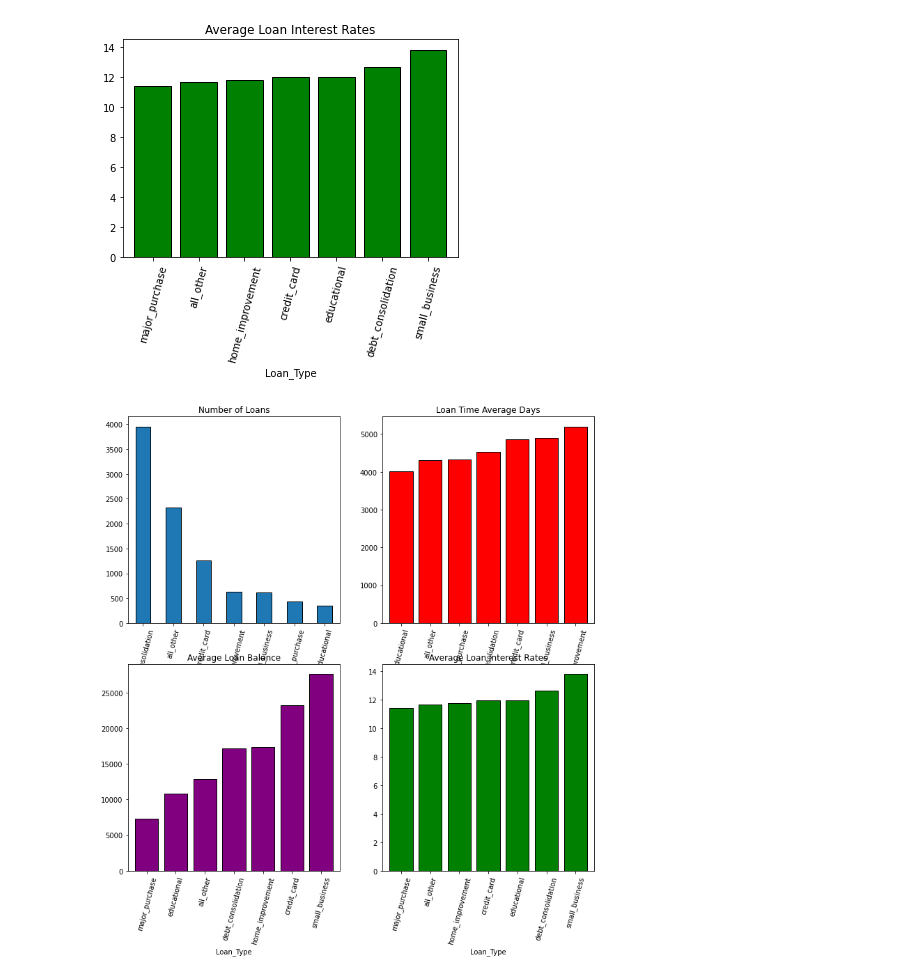
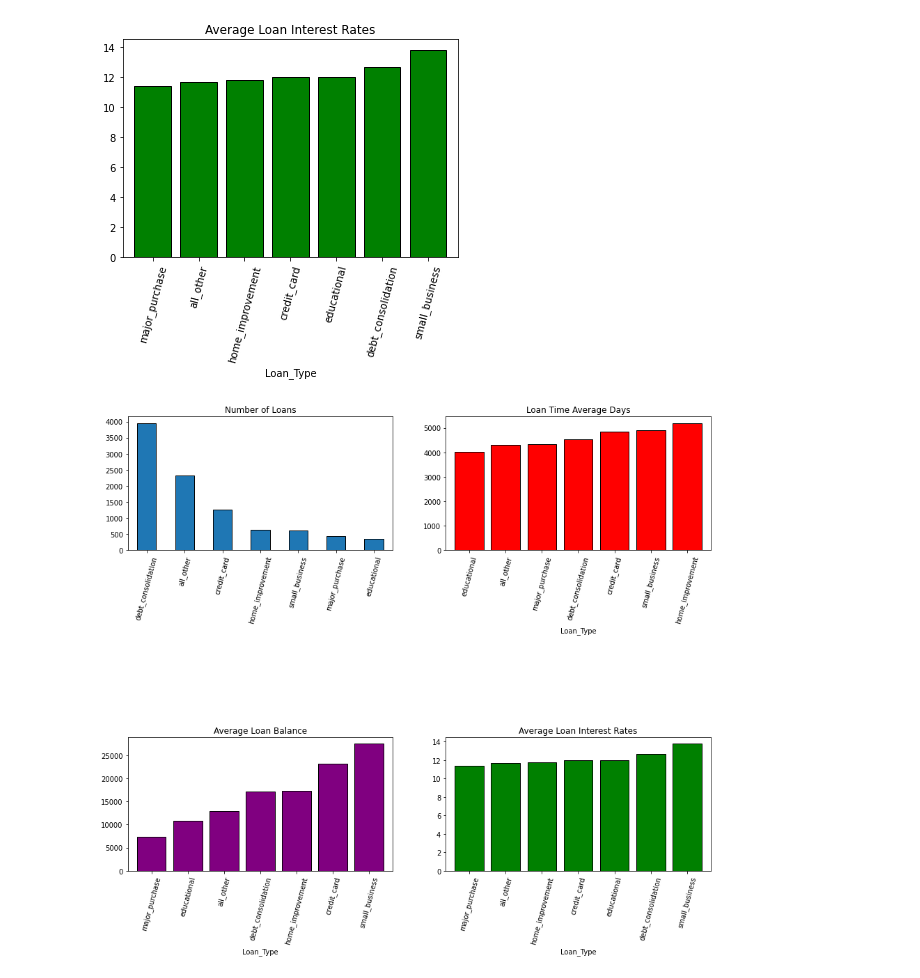
Before and after one commit to paulywog13/loan_data_analysis, a Jupyter notebook: Loan_Data_Analysis.ipynb, the cells around one changed output. Saved outputs shown, nothing was run; the diff lists cells and outputs as text; code cells hidden in the pictures.

Commit message:
Space added on subplot exit( exit() quit quit() q() exit
git
quit
exit
cancel

q
e
quit
//
/
\
Q
EXIT
QUIT
a

x

```diff
--- a/Loan_Data_Analysis.ipynb
+++ b/Loan_Data_Analysis.ipynb
@@ -175,19 +175,19 @@ interest_rate_plot = loan_type_avg_int_rate.plot.bar(title = "Average Loan Inter
 [figure]
 # %%
 #plt.subplot(#tot num of rows, tot num of cols, plot number)
-plt.figure(figsize = (12,12))
-plt.subplot(2, 2, 1)
+plt.figure(figsize = (15,12))
+plt.subplot(3, 2, 1)
 numbers_plot= loan_numbers.plot.bar(title = "Number of Loans", edgecolor = 'black', rot = 75)
-plt.subplot(2, 2, 2)
+plt.subplot(3, 2, 2)
 loan_days_plot = loan_type_avg_time.plot.bar(title = "Loan Time Average Days", width = 0.8, edgecolor = 'black',
                                                      color = "r", rot = 75)
-plt.subplot(2, 2, 3)
+plt.subplot(3, 2, 5)
 loan_balance_plot = loan_type_avg_balance.plot.bar(title = "Average Loan Balance", width = 0.8, edgecolor = 'black',
                                                      color = "purple", rot = 75)
-plt.subplot(2, 2, 4)
+plt.subplot(3, 2, 6)
 interest_rate_plot = loan_type_avg_int_rate.plot.bar(title = "Average Loan Interest Rates", width = 0.8, edgecolor = 'black',
                                                      color = "g", rot = 75)
 
 plt.show()
 # %% [output]
-[figure, old version]
+[figure, new version]
```
Also changed, not shown: parts of 4 cells of this notebook.
